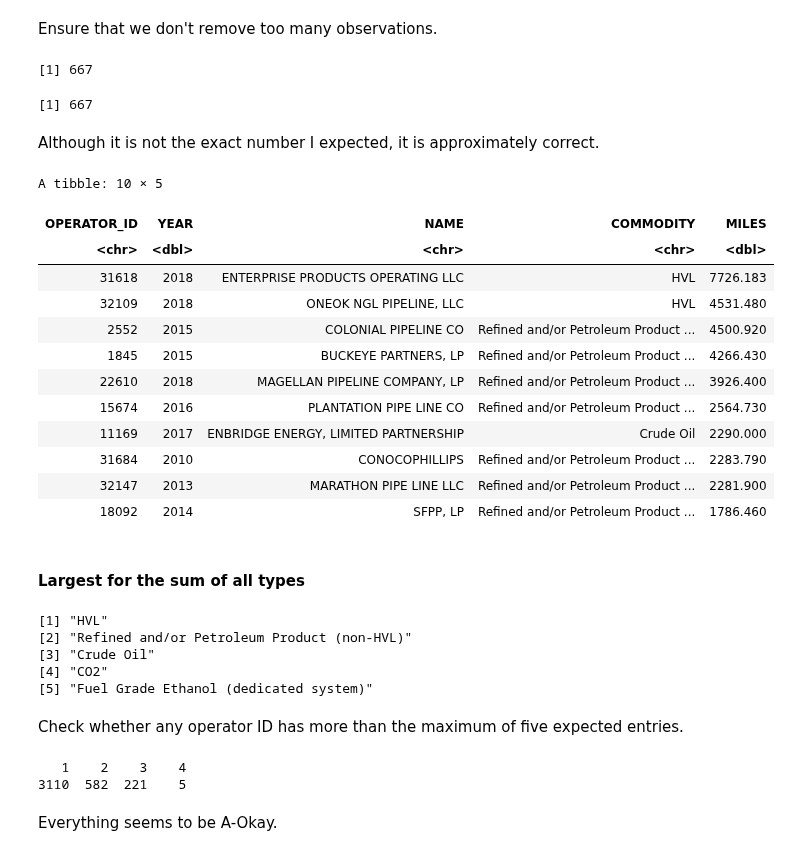
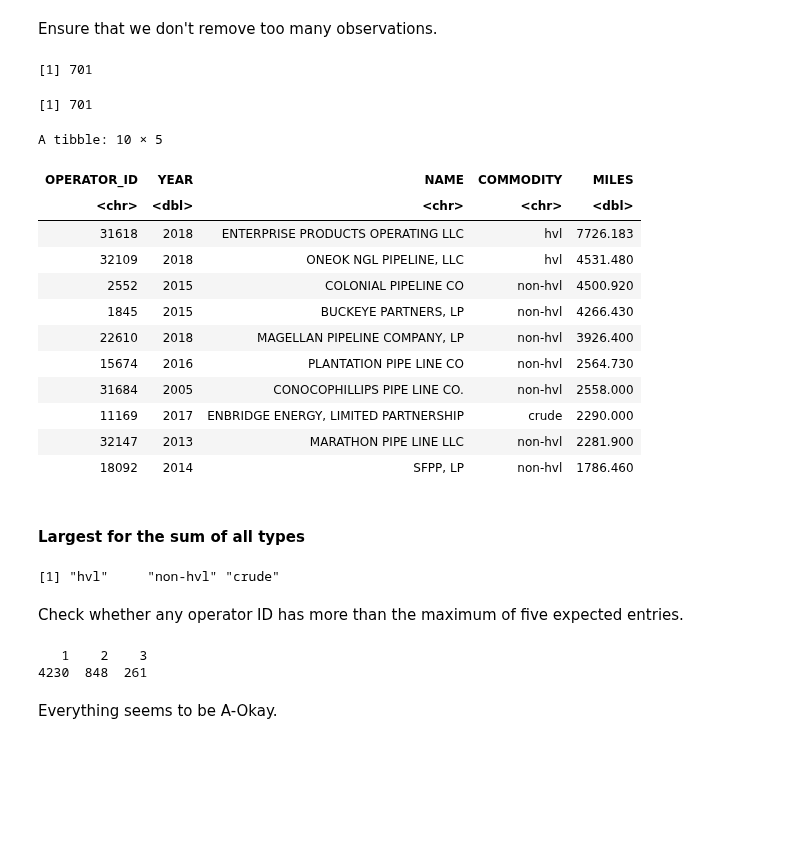
Before and after one commit to julianbarg/oil_industry, a Jupyter notebook: workbooks/5r_find_largest_observations.ipynb, the cells around one changed output. Cells and saved outputs as stored; diff of their text form; code cells hidden in the pictures; blank space fills up the shorter version.

```diff
--- a/workbooks/5r_find_largest_observations.ipynb
+++ b/workbooks/5r_find_largest_observations.ipynb
@@ -20,12 +20,12 @@ Registered S3 method overwritten by 'rvest':
 ✖ dplyr::filter() masks stats::filter()
 ✖ dplyr::lag()    masks stats::lag()
 # %%
-pipelines_2010_selected_file = "../preprocessed_data/pipelines_2010_selected_2019-08-24.feather"
+pre_sample_file = "../preprocessed_data/pre_sample_2019-09-08.feather"
 # %% [markdown]
 ## Load data
 # %%
-pipelines_2010 <- feather::read_feather(pipelines_2010_selected_file)
-glimpse(pipelines_2010)
+pipelines <- feather::read_feather(pre_sample_file)
+glimpse(pipelines)
 # %% [output]
 Warning message:
 “Coercing int64 to double”
@@ -52,66 +52,62 @@ $ AVG_AGE           <dbl> 5.004173, 90.000000, 34.611940, 15.000000, 18.72956…
 ## 5.1 Find largest observations
 # %% [markdown]
 Ensure that we don't remove too many observations.
-# %%
-length(unique(pipelines_2010$OPERATOR_ID))
-# %% [output]
-[1] 667
+# %%
+sample_size <- length(unique(pipelines$OPERATOR_ID))
+print(sample_size)
+# %% [output]
+[1] 701
 # %%
-pipelines_2010 %>%
+offshore_size <- pipelines %>%
     group_by(OPERATOR_ID) %>%
     mutate(max_offshore = max(PERC_OFFSHORE)) %>%
     filter(max_offshore == 0) %>%
     ungroup() %>%
     {length(unique(.$OPERATOR_ID))}
+print(offshore_size)
+
+testit::assert(sample_size == offshore_size)
 # %% [output]
-[1] 667
+[1] 701
-# %% [markdown]
-Although it is not the exact number I expected, it is approximately correct.
 # %%
-pipelines_2010 %>%
+pipelines %>%
     group_by(OPERATOR_ID, COMMODITY) %>%
-    mutate(max_offshore = max(PERC_OFFSHORE)) %>%
-    filter(max_offshore == 0) %>%
     top_n(1, MILES) %>%
     ungroup() %>%
     select(OPERATOR_ID, YEAR, NAME, COMMODITY, MILES) %>%
     top_n(10, MILES) %>%
     arrange(desc(MILES))
 # %% [output]
 A tibble: 10 × 5
 | OPERATOR_ID | YEAR | NAME | COMMODITY | MILES |
 | <chr> | <dbl> | <chr> | <chr> | <dbl> |
-| 31618 | 2018 | ENTERPRISE PRODUCTS OPERATING LLC | HVL | 7726.183 |
-| 32109 | 2018 | ONEOK NGL PIPELINE, LLC | HVL | 4531.480 |
-| 2552 | 2015 | COLONIAL PIPELINE CO | Refined and/or Petroleum Product ... | 4500.920 |
-| 1845 | 2015 | BUCKEYE PARTNERS, LP | Refined and/or Petroleum Product ... | 4266.430 |
-| 22610 | 2018 | MAGELLAN PIPELINE COMPANY, LP | Refined and/or Petroleum Product ... | 3926.400 |
-| 15674 | 2016 | PLANTATION PIPE LINE CO | Refined and/or Petroleum Product ... | 2564.730 |
-| 11169 | 2017 | ENBRIDGE ENERGY, LIMITED PARTNERSHIP | Crude Oil | 2290.000 |
-| 31684 | 2010 | CONOCOPHILLIPS | Refined and/or Petroleum Product ... | 2283.790 |
-| 32147 | 2013 | MARATHON PIPE LINE LLC | Refined and/or Petroleum Product ... | 2281.900 |
-| 18092 | 2014 | SFPP, LP | Refined and/or Petroleum Product ... | 1786.460 |
+| 31618 | 2018 | ENTERPRISE PRODUCTS OPERATING LLC | hvl | 7726.183 |
+| 32109 | 2018 | ONEOK NGL PIPELINE, LLC | hvl | 4531.480 |
+| 2552 | 2015 | COLONIAL PIPELINE CO | non-hvl | 4500.920 |
+| 1845 | 2015 | BUCKEYE PARTNERS, LP | non-hvl | 4266.430 |
+| 22610 | 2018 | MAGELLAN PIPELINE COMPANY, LP | non-hvl | 3926.400 |
+| 15674 | 2016 | PLANTATION PIPE LINE CO | non-hvl | 2564.730 |
+| 31684 | 2005 | CONOCOPHILLIPS PIPE LINE CO. | non-hvl | 2558.000 |
+| 11169 | 2017 | ENBRIDGE ENERGY, LIMITED PARTNERSHIP | crude | 2290.000 |
+| 32147 | 2013 | MARATHON PIPE LINE LLC | non-hvl | 2281.900 |
+| 18092 | 2014 | SFPP, LP | non-hvl | 1786.460 |
 # %% [markdown]
 #### Largest for the sum of all types
 # %%
-unique(pipelines_2010$COMMODITY)
+unique(pipelines$COMMODITY)
 # %% [output]
-[1] "HVL"
-[2] "Refined and/or Petroleum Product (non-HVL)"
-[3] "Crude Oil"
-[4] "CO2"
-[5] "Fuel Grade Ethanol (dedicated system)"
+[1] "hvl"     "non-hvl" "crude"
 # %% [markdown]
 Check whether any operator ID has more than the maximum of five expected entries.
 # %%
-pipelines_2010 %>%
+pipelines %>%
     group_by(YEAR, OPERATOR_ID) %>%
     summarize(n = n()) %>%
     ungroup() %>%
     {table(.$n)}
 # %% [output]
-   1    2    3    4
-3110  582  221    5
+   1    2    3
+4230  848  261
 # %% [markdown]
 Everything seems to be A-Okay.
 # %%
```
Also changed, not shown: parts of 2 cells of this notebook, 2 other files.
